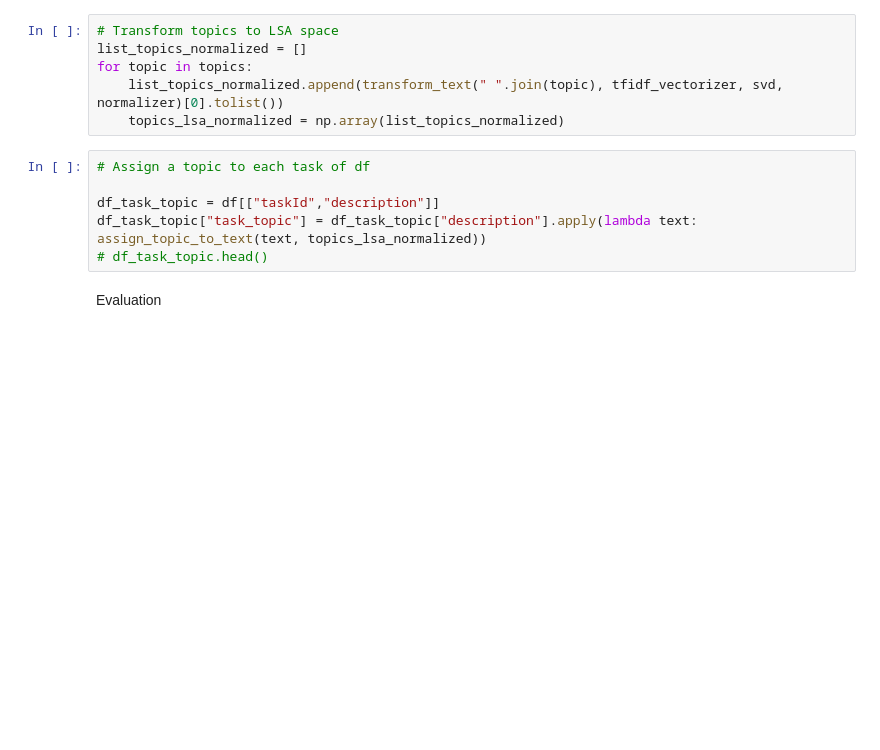
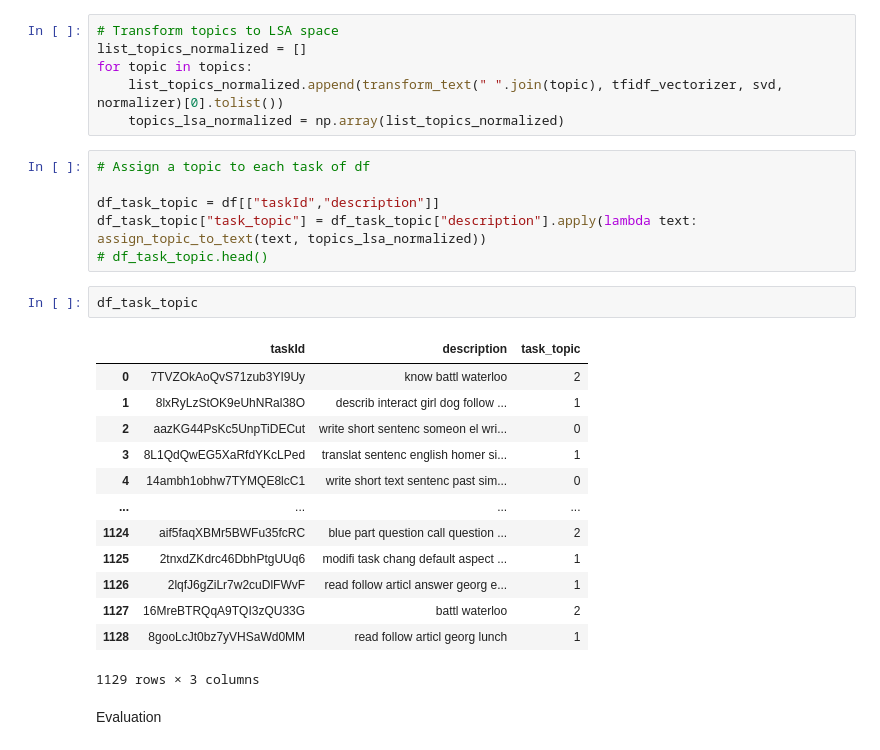
Before and after one commit to ghalifaten/master_thesis, a Jupyter notebook: 7_LSA.ipynb, the cells around one changed output. Cells and saved outputs as stored; diff of their text form; blank space fills up the shorter version.

```diff
--- a/7_LSA.ipynb
+++ b/7_LSA.ipynb
@@ -104,6 +104,22 @@ for topic in topics:
 df_task_topic = df[["taskId","description"]]
 df_task_topic["task_topic"] = df_task_topic["description"].apply(lambda text: assign_topic_to_text(text, topics_lsa_normalized))
 # df_task_topic.head()
+# %%
+df_task_topic
+# %% [output]
+|  | taskId | description | task_topic |
+| 0 | 7TVZOkAoQvS71zub3YI9Uy | know battl waterloo | 2 |
+| 1 | 8lxRyLzStOK9eUhNRal38O | describ interact girl dog follow ... | 1 |
+| 2 | aazKG44PsKc5UnpTiDECut | write short sentenc someon el wri... | 0 |
+| 3 | 8L1QdQwEG5XaRfdYKcLPed | translat sentenc english homer si... | 1 |
+| 4 | 14ambh1obhw7TYMQE8lcC1 | write short text sentenc past sim... | 0 |
+| ... | ... | ... | ... |
+| 1124 | aif5faqXBMr5BWFu35fcRC | blue part question call question ... | 2 |
+| 1125 | 2tnxdZKdrc46DbhPtgUUq6 | modifi task chang default aspect ... | 1 |
+| 1126 | 2lqfJ6gZiLr7w2cuDlFWvF | read follow articl answer georg e... | 1 |
+| 1127 | 16MreBTRQqA9TQI3zQU33G | battl waterloo | 2 |
+| 1128 | 8gooLcJt0bz7yVHSaWd0MM | read follow articl georg lunch | 1 |
+1129 rows × 3 columns
 # %% [markdown]
 Evaluation
 # %% [markdown]
```
Also changed, not shown: 25 other files.
